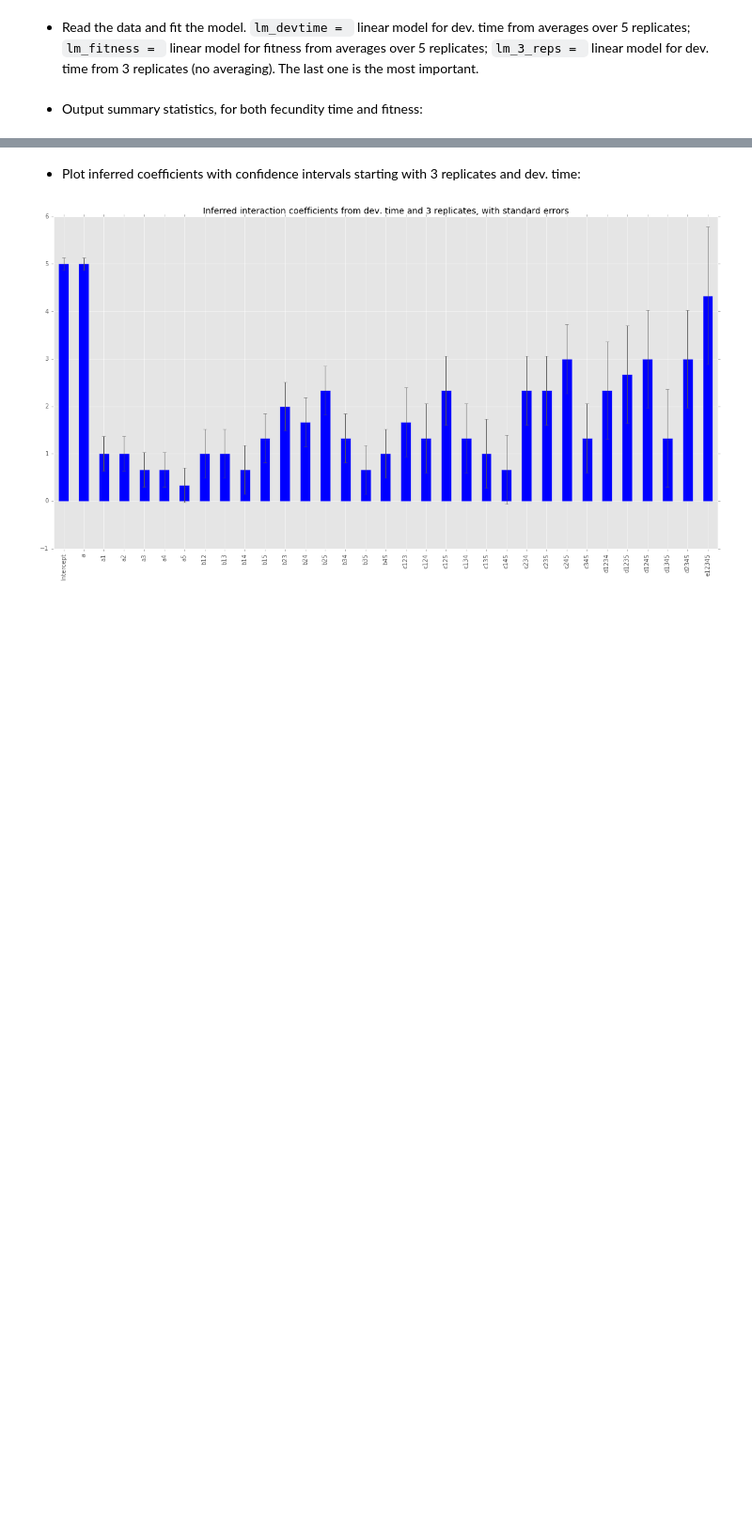
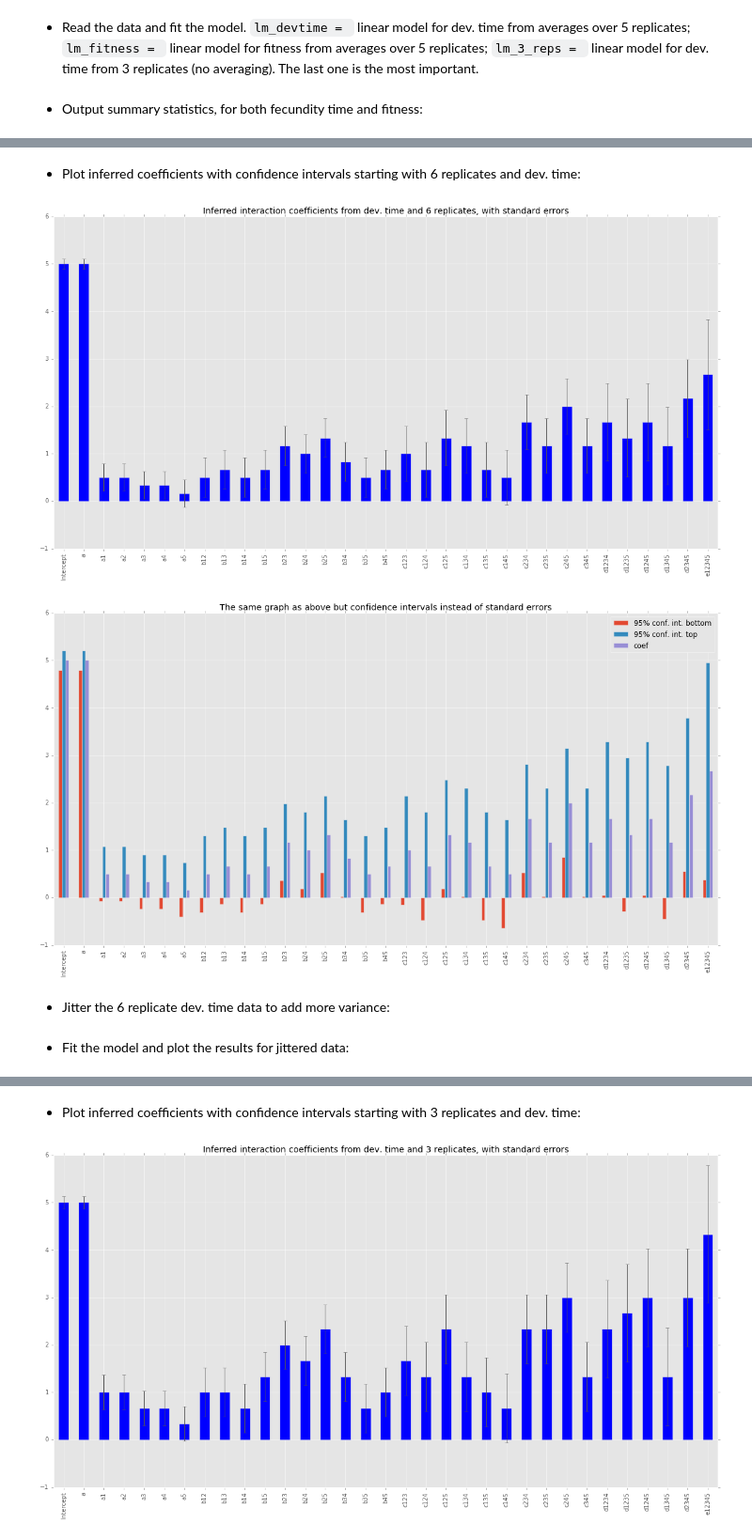
Before and after one commit to gavryushkin/microinteractions, a Jupyter notebook: taylor_lin_fit.ipynb, the cells around one changed output, grey strips where cells are left out. Shown: that part at 94% size. Saved outputs shown, nothing was run; the diff lists cells and outputs as text; code cells hidden in the pictures; blank space fills up the shorter version.

```diff
--- a/taylor_lin_fit.ipynb
+++ b/taylor_lin_fit.ipynb
@@ -146,0 +185,51 @@ OLS Regression Results
+# %% [markdown]
+- Plot inferred coefficients with confidence intervals starting with 6 replicates and dev. time:
+# %%
+conf_int_devtime_6_reps = pd.DataFrame(lm_6_reps.conf_int())
+conf_int_devtime_6_reps[2] = [lm_6_reps.params.a,
+                              lm_6_reps.params.a,
+                              lm_6_reps.params.a1,
+                              lm_6_reps.params.a2,
+                              lm_6_reps.params.a3,
+                              lm_6_reps.params.a4,
+                              lm_6_reps.params.a5,
+                              lm_6_reps.params.b12,
+                              lm_6_reps.params.b13,
+                              lm_6_reps.params.b14,
+                              lm_6_reps.params.b15,
+                              lm_6_reps.params.b23,
+                              lm_6_reps.params.b24,
+                              lm_6_reps.params.b25,
+                              lm_6_reps.params.b34,
+                              lm_6_reps.params.b35,
+                              lm_6_reps.params.b45,
+                              lm_6_reps.params.c123,
+                              lm_6_reps.params.c124,
+                              lm_6_reps.params.c125,
+                              lm_6_reps.params.c134,
+                              lm_6_reps.params.c135,
+                              lm_6_reps.params.c145,
+                              lm_6_reps.params.c234,
+                              lm_6_reps.params.c235,
+                              lm_6_reps.params.c245,
+                              lm_6_reps.params.c345,
+                              lm_6_reps.params.d1234,
+                              lm_6_reps.params.d1235,
+                              lm_6_reps.params.d1245,
+                              lm_6_reps.params.d1345,
+                              lm_6_reps.params.d2345,
+                              lm_6_reps.params.e12345]
+conf_int_devtime_6_reps.columns = ["95% conf. int. bottom", "95% conf. int. top", "coef"]
+# conf_int_devtime_6_reps = abs(conf_int_devtime_6_reps)
+conf_int_devtime_6_reps["coef"].plot.bar(yerr=lm_6_reps.bse, figsize=(20,10), color="b",
+                                  title="Inferred interaction coefficients from dev. time and 6 replicates, "
+                                         "with standard errors")
+plt.savefig("6_reps_dev_time_std_err_as_range.pdf")
+conf_int_devtime_6_reps.plot.bar(figsize=(20,10), title="The same graph as above but confidence intervals "
+                                 "instead of standard errors")
+plt.savefig("6_reps_dev_time_conf_int_as_bars.pdf")
+# %% [output]
+[figure, added]
+[figure, added]
+# %% [markdown]
+- Jitter the 6 replicate dev. time data to add more variance:
@@ -146,0 +257,2 @@ OLS Regression Results
+# %% [markdown]
+- Fit the model and plot the results for jittered data:
```
Also changed, not shown: parts of 13 cells of this notebook.
